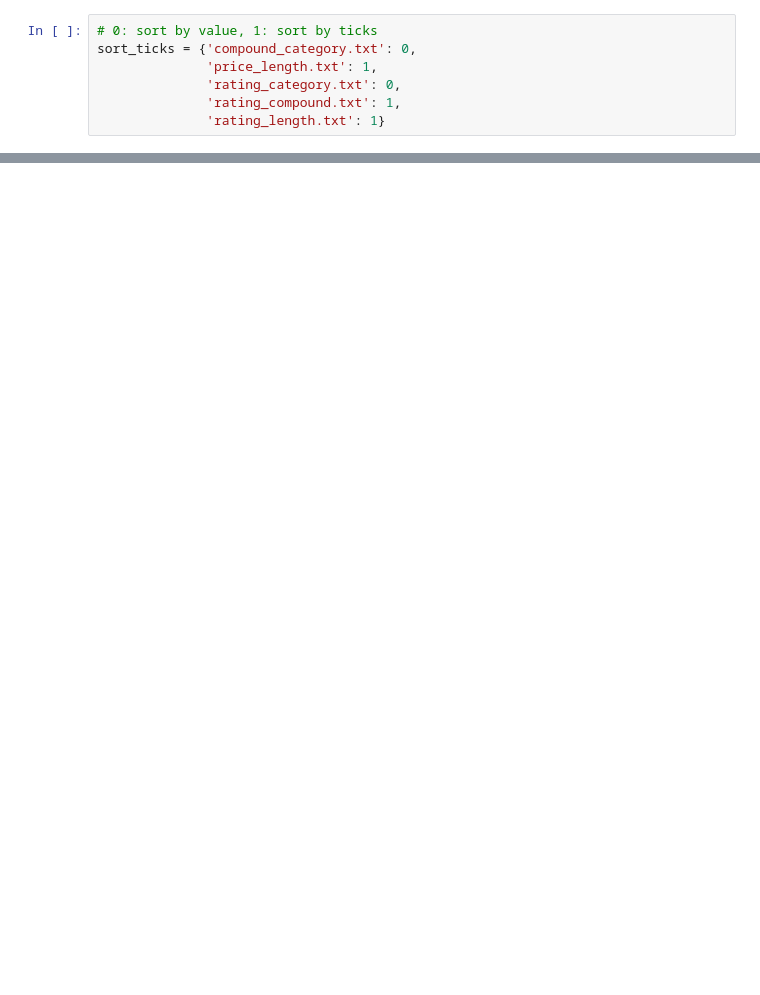
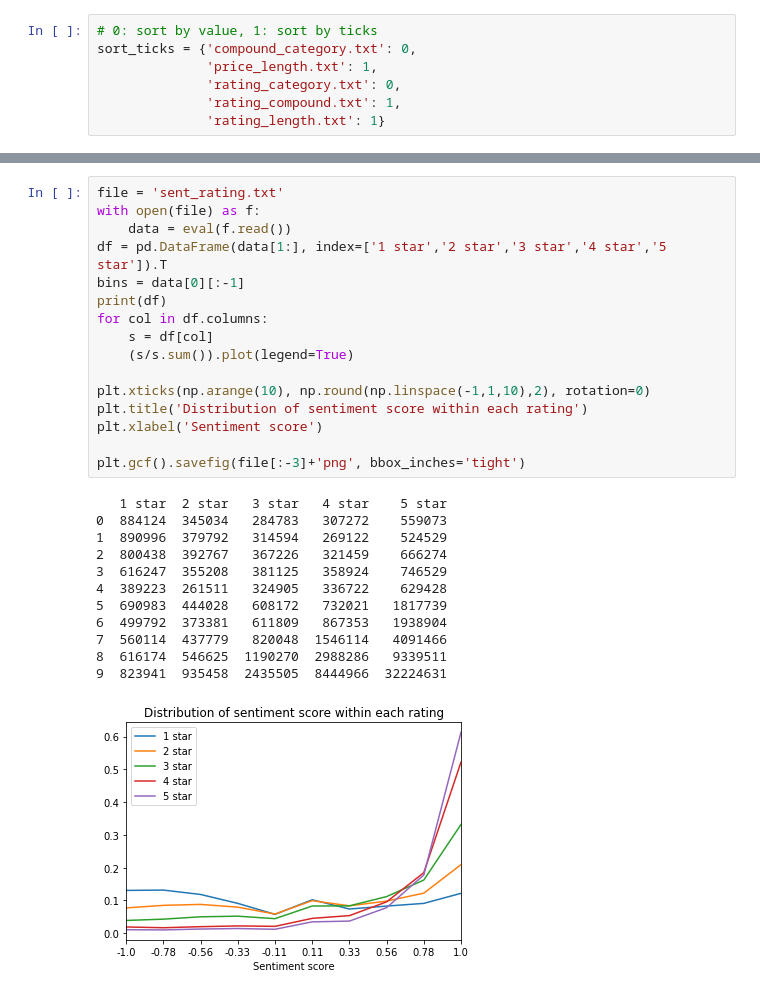
Before and after one commit to justcho5/ADA, a Jupyter notebook: project/plots/txts_to_plots.ipynb, the cells around one changed output, grey strips where cells are left out. Cells and saved outputs as stored; diff of their text form; blank space fills up the shorter version.

```diff
--- a/project/plots/txts_to_plots.ipynb
+++ b/project/plots/txts_to_plots.ipynb
@@ -49,0 +56,29 @@ for file in files:
+# %%
+file = 'sent_rating.txt'
+with open(file) as f:
+    data = eval(f.read())
+df = pd.DataFrame(data[1:], index=['1 star','2 star','3 star','4 star','5 star']).T
+bins = data[0][:-1]
+print(df)
+for col in df.columns:
+    s = df[col]
+    (s/s.sum()).plot(legend=True)
+
+plt.xticks(np.arange(10), np.round(np.linspace(-1,1,10),2), rotation=0)
+plt.title('Distribution of sentiment score within each rating')
+plt.xlabel('Sentiment score')
+
+plt.gcf().savefig(file[:-3]+'png', bbox_inches='tight')
+# %% [output]
+   1 star  2 star   3 star   4 star    5 star
+0  884124  345034   284783   307272    559073
+1  890996  379792   314594   269122    524529
+2  800438  392767   367226   321459    666274
+3  616247  355208   381125   358924    746529
+4  389223  261511   324905   336722    629428
+5  690983  444028   608172   732021   1817739
+6  499792  373381   611809   867353   1938904
+7  560114  437779   820048  1546114   4091466
+8  616174  546625  1190270  2988286   9339511
+9  823941  935458  2435505  8444966  32224631
+[figure, added]
```
Also changed, not shown: parts of 3 cells of this notebook, 8 other files.
